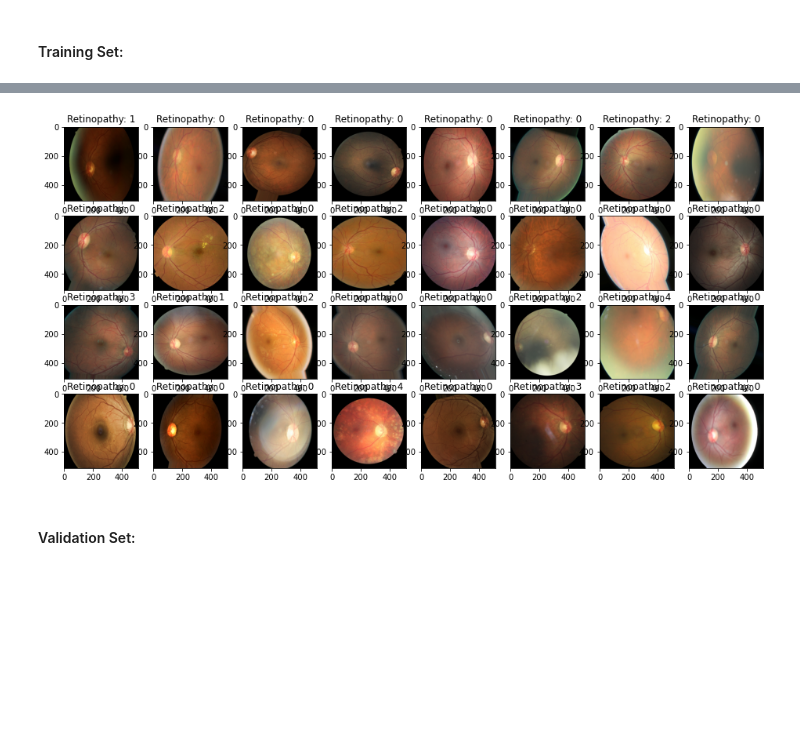
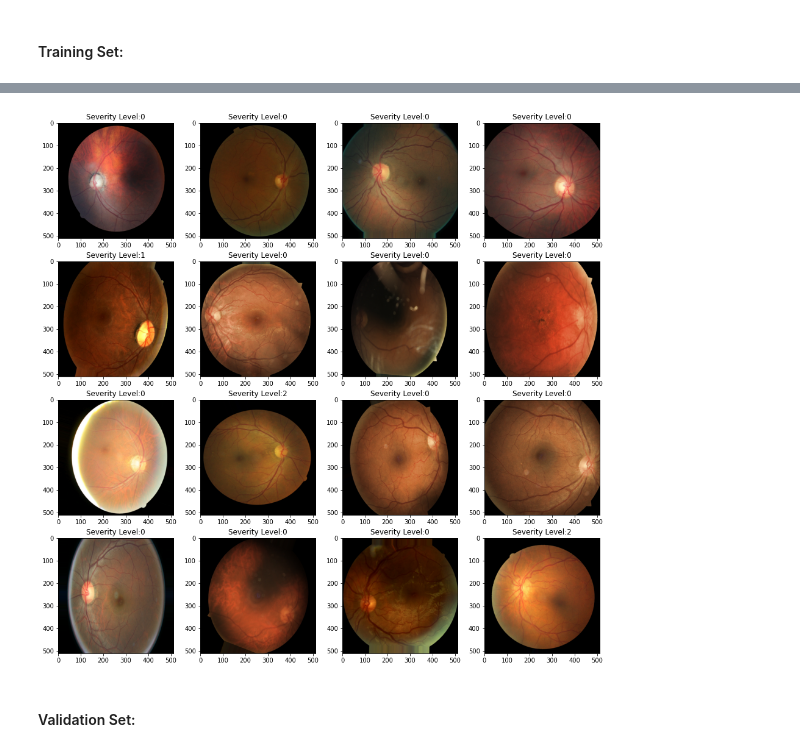
Before and after one commit to CV1430Spring21-Final/APTOS, a Jupyter notebook: inceptionv3_0421_2021.ipynb, the cells around one changed output, grey strips where cells are left out. Saved outputs shown, nothing was run; the diff lists cells and outputs as text; code cells hidden in the pictures; blank space fills up the shorter version.

```diff
--- a/inceptionv3_0421_2021.ipynb
+++ b/inceptionv3_0421_2021.ipynb
@@ -74,3 +107,0 @@ path = "../../resized_train_cropped/resized_train_cropped/"
-# %%
-data = "../../resized_train_cropped/resized_train_cropped/"
-print('number of images in total - ',len(os.listdir(data)))
@@ -115,16 +138,0 @@ from tensorflow.keras import utils
-# %%
-# If the patient has the retinopathy or not:
-data_frame['retinopathy'] = data_frame['level'].map(lambda x: 1 if x != 0 else 0)
-
-#Which eye is the patient having pathology:
-data_frame['right_eye'] = data_frame['image'].map(lambda x: 1 if x.split('_')[-1] == 'right' else 0)
-data_frame['image_name'] = [i+".jpeg" for i in data_frame['image'].values]
-
-# use pd.concat to join the new columns with your original dataframe
-data_frame = pd.concat([data_frame,pd.get_dummies(data_frame['level'], prefix='severity:')],axis=1)
-
-#TODO: Change the following:
-data_frame['path'] = data_frame['image'].map(lambda x: os.path.join('../../resized_train_cropped/resized_train_cropped/',
-                                                         '{}.jpeg'.format(x)))
-#TODO: Change the following:
-pruned_data = data_frame[['path', 'severity:_0','severity:_1','severity:_2','severity:_3','severity:_4','image_name','retinopathy']]
@@ -131,3 +145,7 @@ pruned_data = data_frame[['path', 'severity:_0','severity:_1','severity:_2','sev
+# %%
+data_frame['path'] = data + data_frame['image']+'.jpeg'
+
+pruned_data = data_frame[['path', 'severity:_0','severity:_1','severity:_2','severity:_3','severity:_4']]
 # %%
 pruned_data.sample(10)
 # %% [output]
@@ -283,28 +329,15 @@ def train_img_preprocess_fn(img):
 # %%
 def get_processed_data(data_frame):
-
     data_gen = tf.keras.preprocessing.image.ImageDataGenerator(
-#                     featurewise_center=True,
-#                     featurewise_std_normalization=True,
-#                     zca_whitening = True,
                     rotation_range=20,
                     width_shift_range=5,
                     height_shift_range=5,
                     shear_range=0.2,
                     zoom_range=0.2,
                     horizontal_flip=True,
-                    vertical_flip = True,
-#                     preprocessing_function=train_img_preprocess_fn
+                    vertical_flip = True
     )
 
-    # Form image data generator from directory structure
-#     data_gen = data_gen.flow_from_directory(
-#         path,
-#         target_size=IMG_SIZE,
-#         class_mode='sparse',
-#         batch_size=BATCH_SIZE,
-#         shuffle=True,
-#         classes=classes_for_flow)
     data_gen = data_gen.flow_from_dataframe(
         data_frame,
         directory=None,
@@ -384,17 +402,14 @@ Found 21061 non-validated image filenames.
 <tensorflow.python.keras.preprocessing.image.DataFrameIterator object at 0x...>
 # %%
 retina_data, retina_sev = next(gen_train_set)
-
-figure, plot_axs = plt.subplots(4, 8, figsize = (16, 8))
-
+figure, plot_axs = plt.subplots(4, 4, figsize = (16, 16))
 
 for (data, sev, subplt) in zip(retina_data, retina_sev, plot_axs.flatten()):
     clipped = np.clip(data, 0, 255).astype(np.uint8)
-
     subplt.imshow(clipped)
-    subplt.set_title('Retinopathy: {}'.format(np.argmax(sev, axis=0)))
+    subplt.set_title('Severity Level:' + (np.argmax(sev, axis=0).astype('str')))
 # %% [output]
-[figure, old version]
+[figure, new version]
 # %% [markdown]
 #### Validation Set:
 # %%
```
Also changed, not shown: parts of 90 cells of this notebook, 2 other files.
